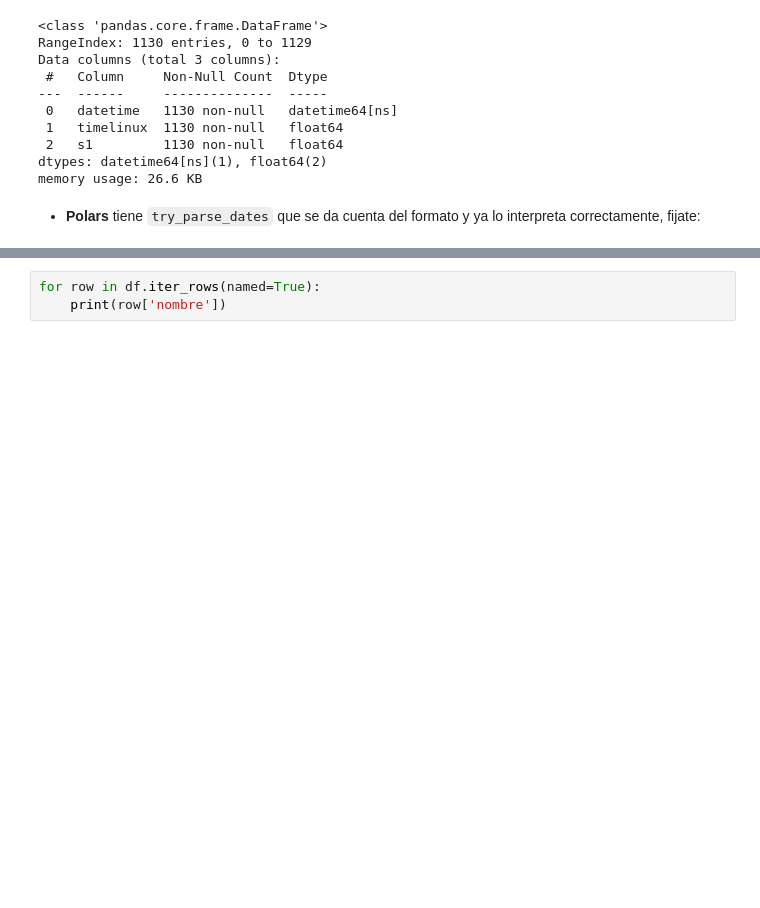
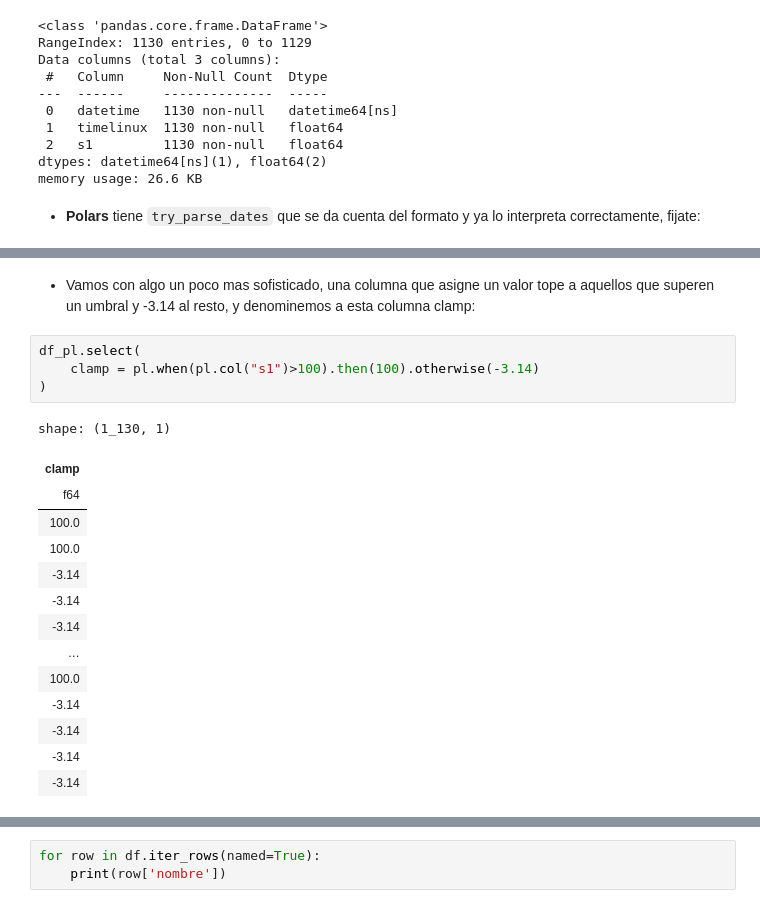
Before and after one commit to emilopez/howtos, a Jupyter notebook: polars-howto.ipynb, the cells around one changed output, grey strips where cells are left out. Cells and saved outputs as stored; diff of their text form; blank space fills up the shorter version.

```diff
--- a/polars-howto.ipynb
+++ b/polars-howto.ipynb
@@ -137,0 +155,21 @@ shape: (1_130, 2)
+# %% [markdown]
+- Vamos con algo un poco mas sofisticado, una columna que asigne un valor tope a aquellos que superen un umbral y -3.14 al resto, y denominemos a esta columna clamp:
+# %%
+df_pl.select(
+    clamp = pl.when(pl.col("s1")>100).then(100).otherwise(-3.14)
+)
+# %% [output]
+shape: (1_130, 1)
+| clamp |
+| f64 |
+| 100.0 |
+| 100.0 |
+| -3.14 |
+| -3.14 |
+| -3.14 |
+| … |
+| 100.0 |
+| -3.14 |
+| -3.14 |
+| -3.14 |
+| -3.14 |
```
Also changed, not shown: parts of 41 cells of this notebook.
